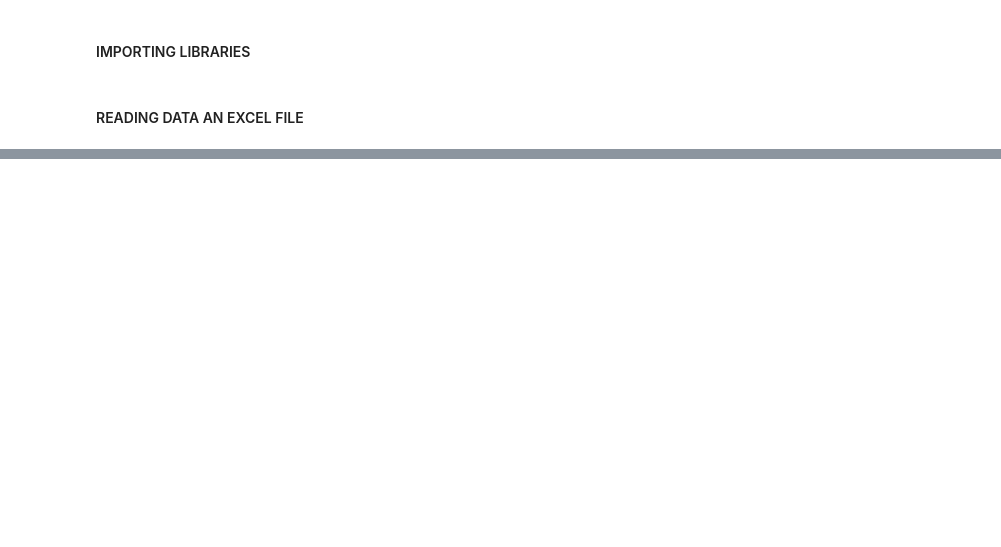
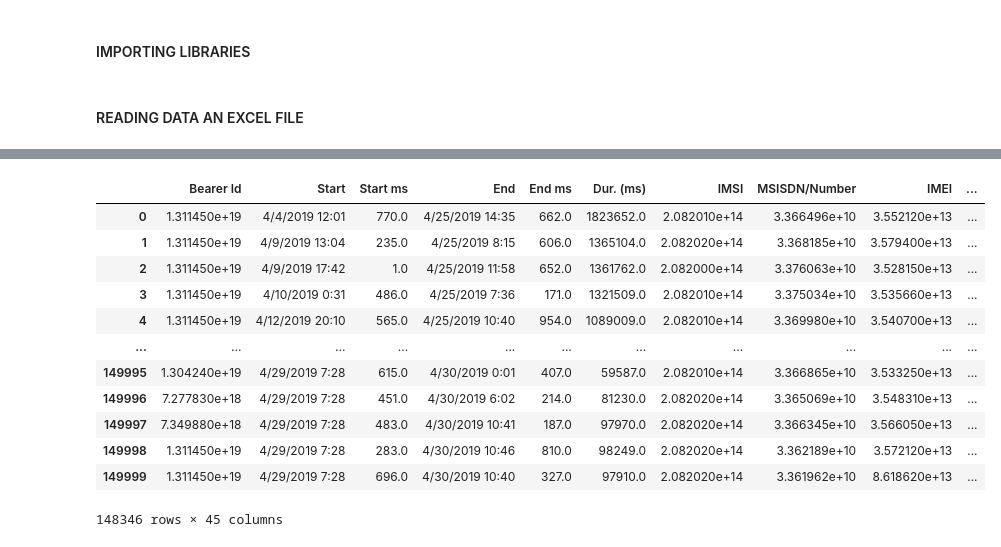
Before and after one commit to celine-kanagwa/Telco_analysis, a Jupyter notebook: Notebook/Untitled.ipynb, the cells around one changed output, grey strips where cells are left out. Cells and saved outputs as stored; diff of their text form; code cells hidden in the pictures; blank space fills up the shorter version.

```diff
--- a/Notebook/Untitled.ipynb
+++ b/Notebook/Untitled.ipynb
@@ -29,0 +149,32 @@ df
+# %%
+
+# fill columns with mean with null less or about 1000
+Dataset.fill_with_mean(fill_columns=['DL TP < 50 Kbps (%)','50 Kbps < DL TP < 250 Kbps (%)','250 Kbps < DL TP < 1 Mbps (%)','DL TP > 1 Mbps (%)','UL TP < 10 Kbps (%)','10 Kbps < UL TP < 50 Kbps (%)','50 Kbps < UL TP < 300 Kbps (%)','UL TP > 300 Kbps (%)','Nb of sec with Vol DL < 6250B','Nb of sec with Vol UL < 1250B'])
+
+# additional fill with mean
+Dataset.fill_with_mean(fill_columns=['Avg RTT DL (ms)','Avg RTT UL (ms)'])
+
+# drop columns with more than 50% null
+Dataset.drop_unwanted_column(unwanted_columns=['TCP DL Retrans. Vol (Bytes)','TCP UL Retrans. Vol (Bytes)',
+                                            'HTTP DL (Bytes)','HTTP UL (Bytes)',
+
+                                            'Nb of sec with 31250B < Vol DL < 125000B',
+                                            'Nb of sec with 37500B < Vol UL' ,
+                                            'Nb of sec with 6250B < Vol UL < 37500B',
+                                            'Nb of sec with 125000B < Vol DL',
+                                            'Nb of sec with 1250B < Vol UL < 6250B',
+                                            'Nb of sec with 6250B < Vol DL < 31250B'])
+# %% [output]
+|  | Bearer Id | Start | Start ms | End | End ms | Dur. (ms) | IMSI | MSISDN/Number | IMEI | ... |
+| 0 | 1.311450e+19 | 4/4/2019 12:01 | 770.0 | 4/25/2019 14:35 | 662.0 | 1823652.0 | 2.082010e+14 | 3.366496e+10 | 3.552120e+13 | ... |
+| 1 | 1.311450e+19 | 4/9/2019 13:04 | 235.0 | 4/25/2019 8:15 | 606.0 | 1365104.0 | 2.082020e+14 | 3.368185e+10 | 3.579400e+13 | ... |
+| 2 | 1.311450e+19 | 4/9/2019 17:42 | 1.0 | 4/25/2019 11:58 | 652.0 | 1361762.0 | 2.082000e+14 | 3.376063e+10 | 3.528150e+13 | ... |
+| 3 | 1.311450e+19 | 4/10/2019 0:31 | 486.0 | 4/25/2019 7:36 | 171.0 | 1321509.0 | 2.082010e+14 | 3.375034e+10 | 3.535660e+13 | ... |
+| 4 | 1.311450e+19 | 4/12/2019 20:10 | 565.0 | 4/25/2019 10:40 | 954.0 | 1089009.0 | 2.082010e+14 | 3.369980e+10 | 3.540700e+13 | ... |
+| ... | ... | ... | ... | ... | ... | ... | ... | ... | ... | ... |
+| 149995 | 1.304240e+19 | 4/29/2019 7:28 | 615.0 | 4/30/2019 0:01 | 407.0 | 59587.0 | 2.082010e+14 | 3.366865e+10 | 3.533250e+13 | ... |
+| 149996 | 7.277830e+18 | 4/29/2019 7:28 | 451.0 | 4/30/2019 6:02 | 214.0 | 81230.0 | 2.082020e+14 | 3.365069e+10 | 3.548310e+13 | ... |
+| 149997 | 7.349880e+18 | 4/29/2019 7:28 | 483.0 | 4/30/2019 10:41 | 187.0 | 97970.0 | 2.082020e+14 | 3.366345e+10 | 3.566050e+13 | ... |
+| 149998 | 1.311450e+19 | 4/29/2019 7:28 | 283.0 | 4/30/2019 10:46 | 810.0 | 98249.0 | 2.082020e+14 | 3.362189e+10 | 3.572120e+13 | ... |
+| 149999 | 1.311450e+19 | 4/29/2019 7:28 | 696.0 | 4/30/2019 10:40 | 327.0 | 97910.0 | 2.082020e+14 | 3.361962e+10 | 8.618620e+13 | ... |
+148346 rows × 45 columns
```
Also changed, not shown: parts of 16 cells of this notebook, 5 other files.
